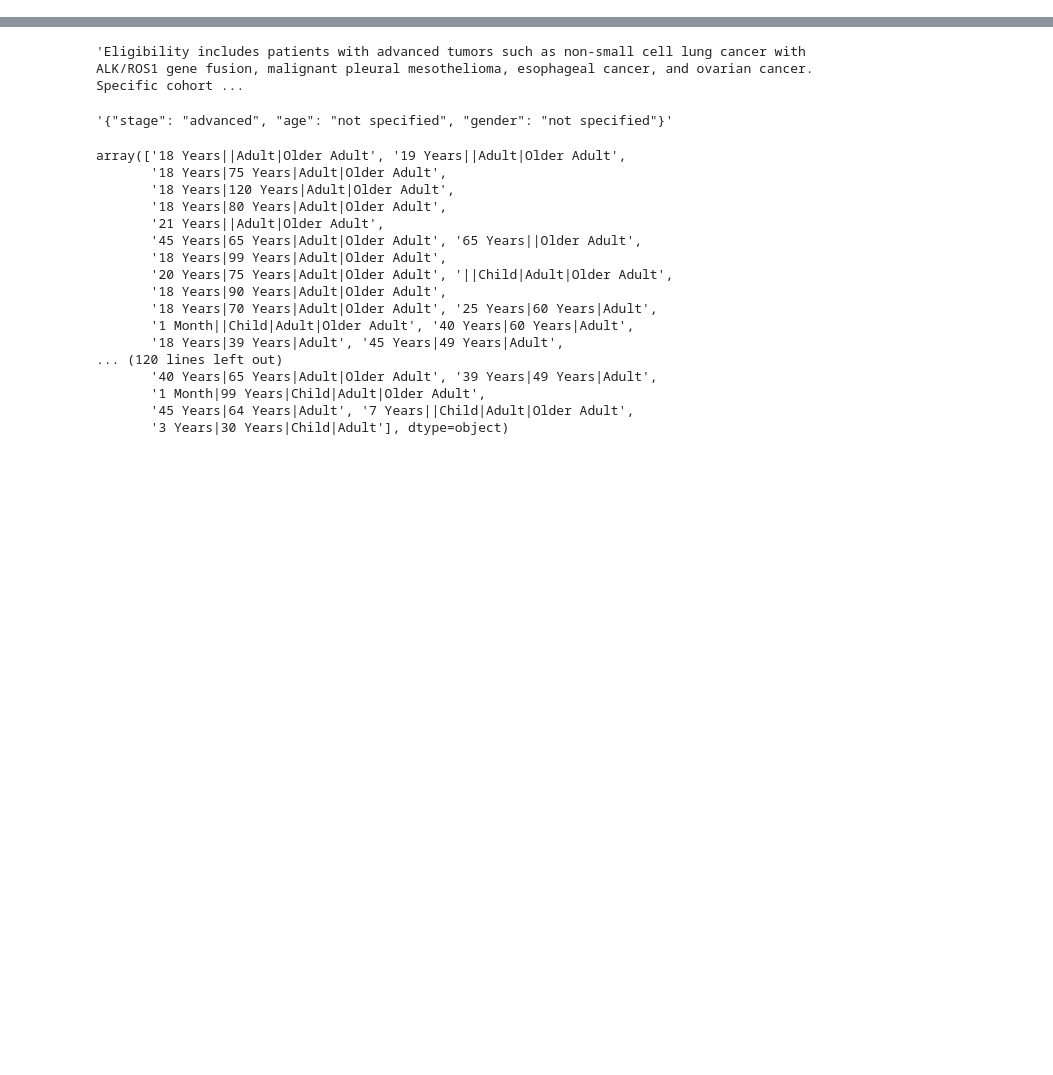
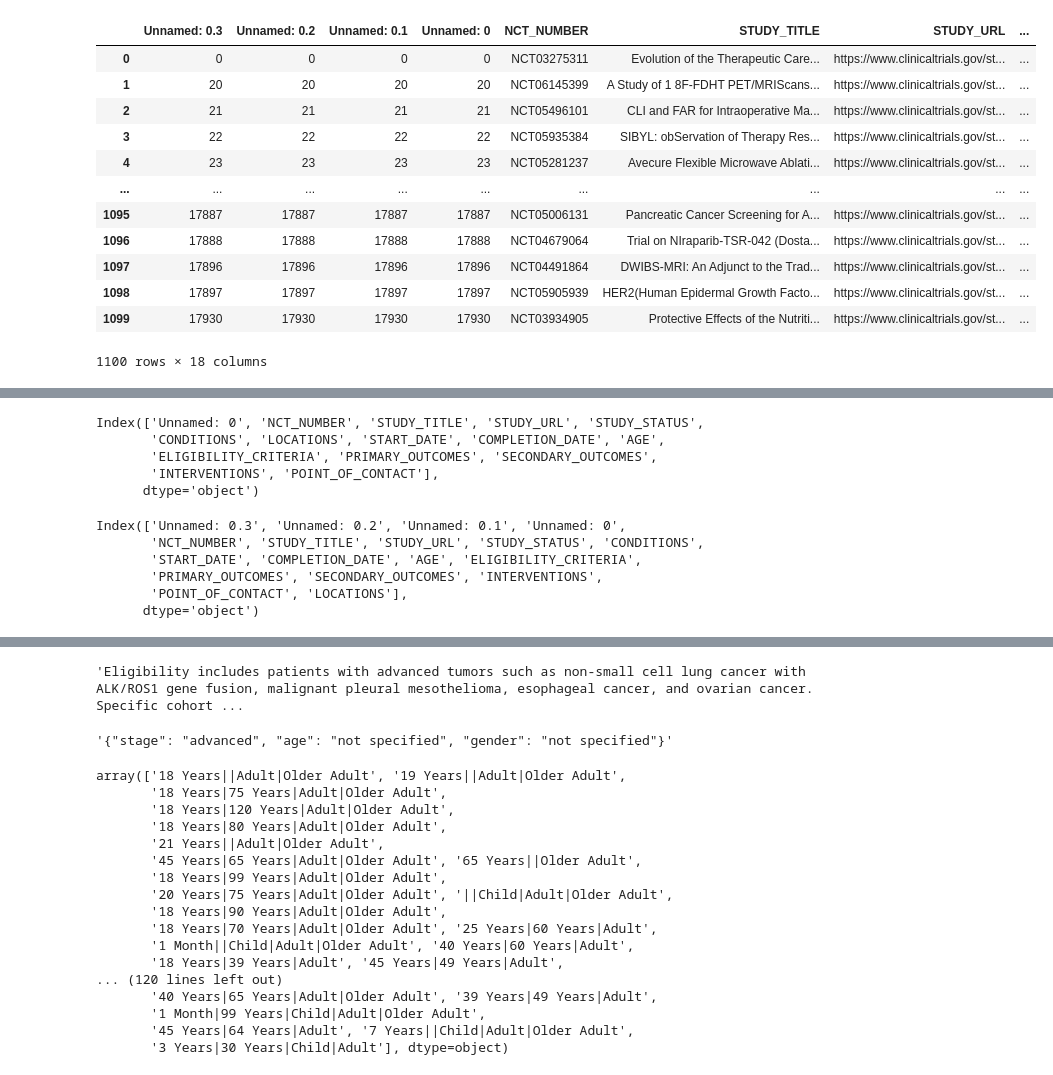
Before and after one commit to Hrishabh1881/test, a Jupyter notebook: Notebooks/clinicla.ipynb, the cells around one changed output, grey strips where cells are left out. Cells and saved outputs as stored; diff of their text form; code cells hidden in the pictures; blank space fills up the shorter version.

Commit message:
clinical trial changes

```diff
--- a/Notebooks/clinicla.ipynb
+++ b/Notebooks/clinicla.ipynb
@@ -20,5 +20,23 @@ pwd
 # %%
 df = pd.read_csv("FinalCTTrialsDF_Full_w_ContactInfo_LocList_testing.csv")
+# %%
+df_1 = pd.read_csv("FinalCTTrialsDF_P1_w_ContactInfo_LocList.csv")
+# %%
+df_1
+# %% [output]
+|  | Unnamed: 0.3 | Unnamed: 0.2 | Unnamed: 0.1 | Unnamed: 0 | NCT_NUMBER | STUDY_TITLE | STUDY_URL | ... |
+| 0 | 0 | 0 | 0 | 0 | NCT03275311 | Evolution of the Therapeutic Care... | https://www.clinicaltrials.gov/st... | ... |
+| 1 | 20 | 20 | 20 | 20 | NCT06145399 | A Study of 1 8F-FDHT PET/MRIScans... | https://www.clinicaltrials.gov/st... | ... |
+| 2 | 21 | 21 | 21 | 21 | NCT05496101 | CLI and FAR for Intraoperative Ma... | https://www.clinicaltrials.gov/st... | ... |
+| 3 | 22 | 22 | 22 | 22 | NCT05935384 | SIBYL: obServation of Therapy Res... | https://www.clinicaltrials.gov/st... | ... |
+| 4 | 23 | 23 | 23 | 23 | NCT05281237 | Avecure Flexible Microwave Ablati... | https://www.clinicaltrials.gov/st... | ... |
+| ... | ... | ... | ... | ... | ... | ... | ... | ... |
+| 1095 | 17887 | 17887 | 17887 | 17887 | NCT05006131 | Pancreatic Cancer Screening for A... | https://www.clinicaltrials.gov/st... | ... |
+| 1096 | 17888 | 17888 | 17888 | 17888 | NCT04679064 | Trial on NIraparib-TSR-042 (Dosta... | https://www.clinicaltrials.gov/st... | ... |
+| 1097 | 17896 | 17896 | 17896 | 17896 | NCT04491864 | DWIBS-MRI: An Adjunct to the Trad... | https://www.clinicaltrials.gov/st... | ... |
+| 1098 | 17897 | 17897 | 17897 | 17897 | NCT05905939 | HER2(Human Epidermal Growth Facto... | https://www.clinicaltrials.gov/st... | ... |
+| 1099 | 17930 | 17930 | 17930 | 17930 | NCT03934905 | Protective Effects of the Nutriti... | https://www.clinicaltrials.gov/st... | ... |
+1100 rows × 18 columns
 # %%
 df
 # %% [output]
@@ -37,6 +55,23 @@ df
 3836 rows × 15 columns
 # %%
 lung_cancer_df = df[df['CONDITIONS'].str.contains('Lung Cancer', case=False)]
+# %%
+df.columns
+# %% [output]
+Index(['Unnamed: 0', 'NCT_NUMBER', 'STUDY_TITLE', 'STUDY_URL', 'STUDY_STATUS',
+       'CONDITIONS', 'LOCATIONS', 'START_DATE', 'COMPLETION_DATE', 'AGE',
+       'ELIGIBILITY_CRITERIA', 'PRIMARY_OUTCOMES', 'SECONDARY_OUTCOMES',
+       'INTERVENTIONS', 'POINT_OF_CONTACT'],
+      dtype='object')
+# %%
+df_1.columns
+# %% [output]
+Index(['Unnamed: 0.3', 'Unnamed: 0.2', 'Unnamed: 0.1', 'Unnamed: 0',
+       'NCT_NUMBER', 'STUDY_TITLE', 'STUDY_URL', 'STUDY_STATUS', 'CONDITIONS',
+       'START_DATE', 'COMPLETION_DATE', 'AGE', 'ELIGIBILITY_CRITERIA',
+       'PRIMARY_OUTCOMES', 'SECONDARY_OUTCOMES', 'INTERVENTIONS',
+       'POINT_OF_CONTACT', 'LOCATIONS'],
+      dtype='object')
 # %%
 lung_cancer_df
 # %% [output]
```
Also changed, not shown: parts of 4 cells of this notebook, 2 other files.
